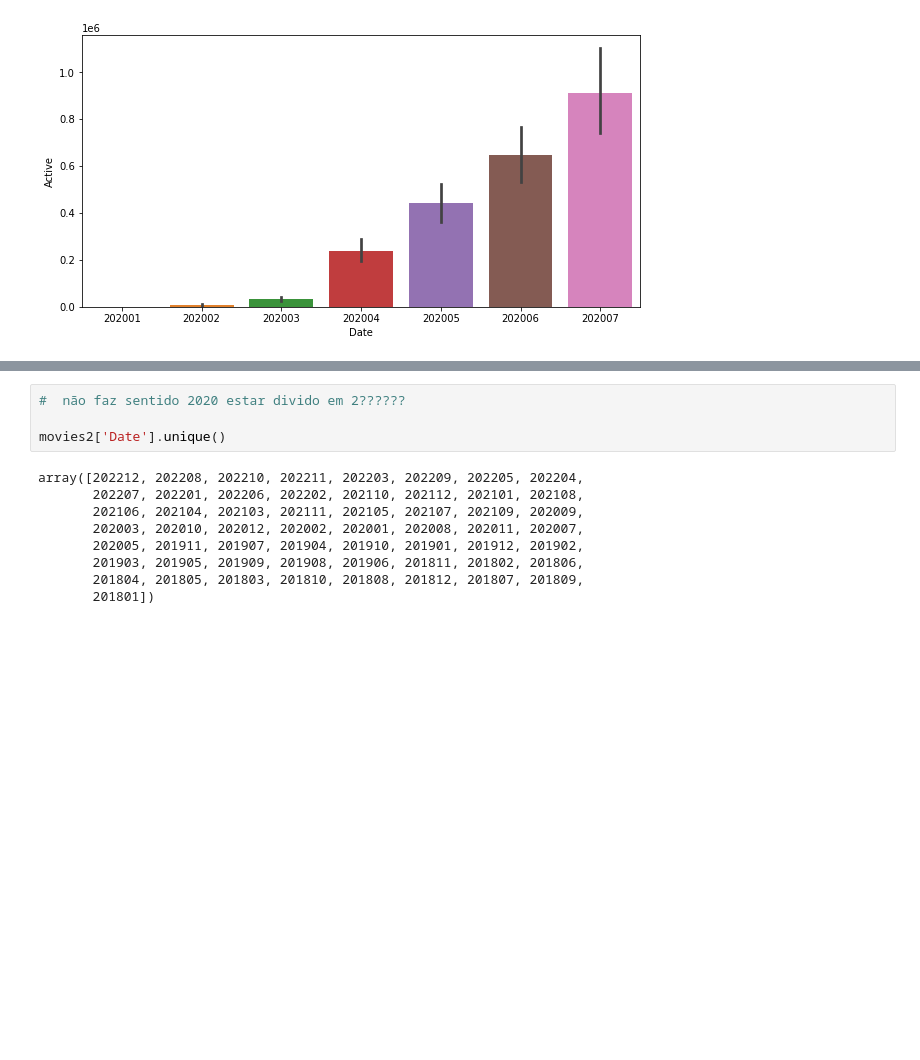
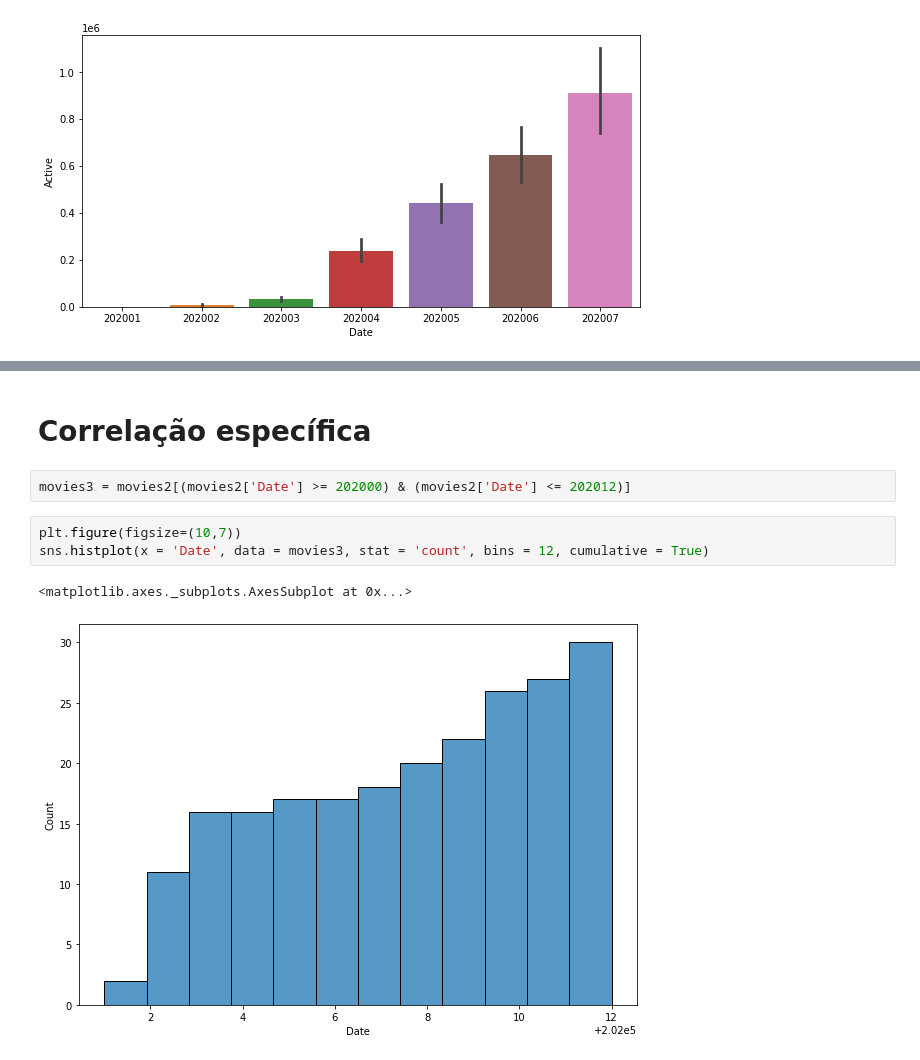
Before and after one commit to gabrielcgo/PROJETOBLUESUB, a Jupyter notebook: notebooks/playground/COVID_correlacao_Filmes2.ipynb, the cells around one changed output, grey strips where cells are left out. Drawn from its saved outputs; the diff is of its cells as text; blank space fills up the shorter version.

```diff
--- a/notebooks/playground/COVID_correlacao_Filmes2.ipynb
+++ b/notebooks/playground/COVID_correlacao_Filmes2.ipynb
@@ -98,13 +98,10 @@ sns.histplot(x = 'Date', data = movies2, stat = 'count')
-# %%
-#  não faz sentido 2020 estar divido em 2??????
-
-movies2['Date'].unique()
-# %% [output]
-array([202212, 202208, 202210, 202211, 202203, 202209, 202205, 202204,
-       202207, 202201, 202206, 202202, 202110, 202112, 202101, 202108,
-       202106, 202104, 202103, 202111, 202105, 202107, 202109, 202009,
-       202003, 202010, 202012, 202002, 202001, 202008, 202011, 202007,
-       202005, 201911, 201907, 201904, 201910, 201901, 201912, 201902,
-       201903, 201905, 201909, 201908, 201906, 201811, 201802, 201806,
-       201804, 201805, 201803, 201810, 201808, 201812, 201807, 201809,
-       201801])
+# %% [markdown]
+#   Correlação específica
+# %%
+movies3 = movies2[(movies2['Date'] >= 202000) & (movies2['Date'] <= 202012)]
+# %%
+plt.figure(figsize=(10,7))
+sns.histplot(x = 'Date', data = movies3, stat = 'count', bins = 12, cumulative = True)
+# %% [output]
+<matplotlib.axes._subplots.AxesSubplot at 0x...>
+[figure, added]
```
Also changed, not shown: parts of 5 cells of this notebook.
